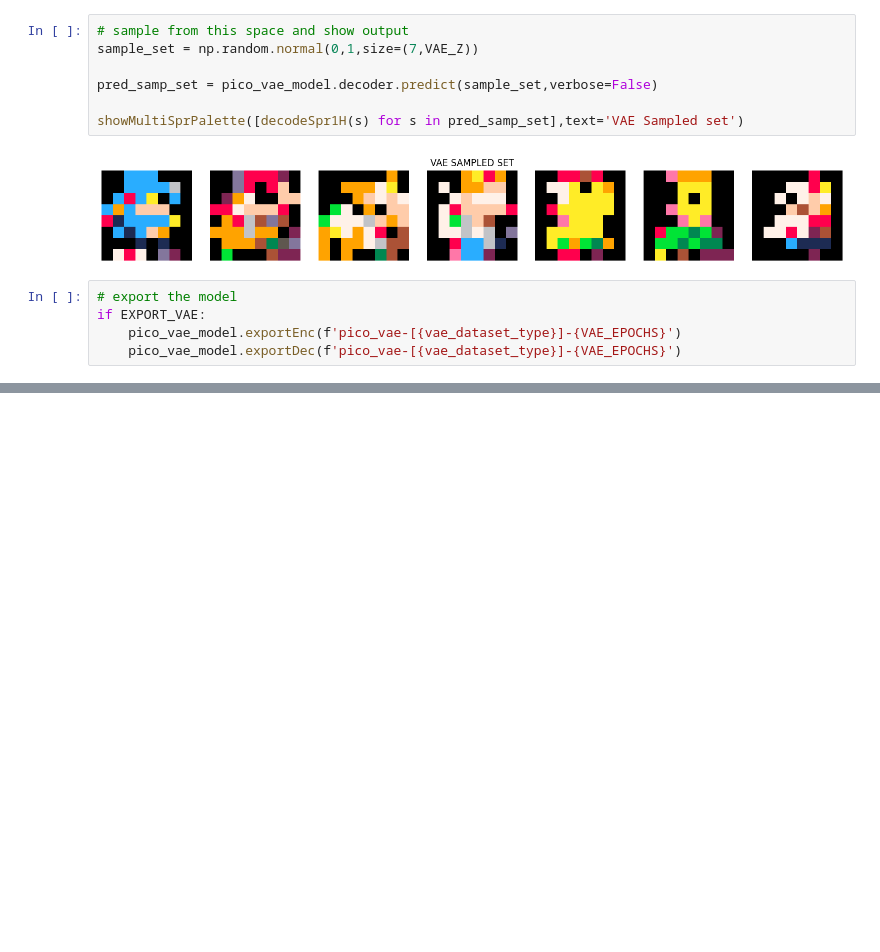
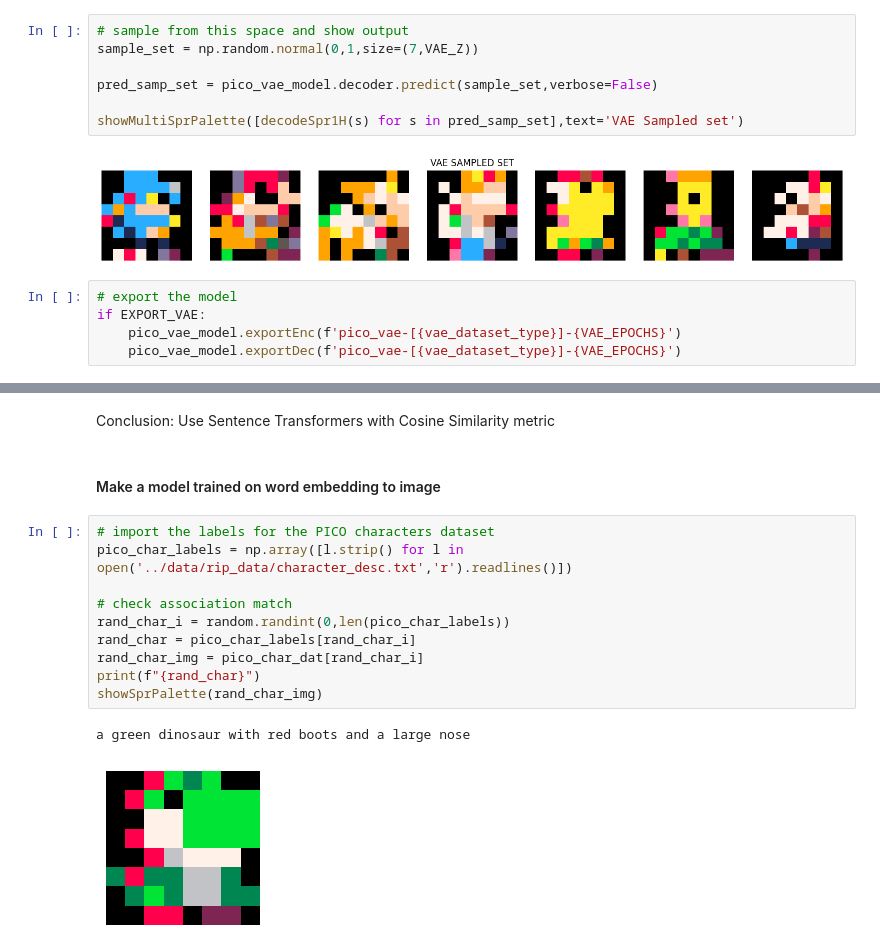
Before and after one commit to MasterMilkX/BMO_chatbot_prototype, a Jupyter notebook: Experimental_Notebooks/sprite_autoencoder.ipynb, the cells around one changed output, grey strips where cells are left out. Cells and saved outputs as stored; diff of their text form; blank space fills up the shorter version.

Commit message:
five dollar image generation

```diff
--- a/Experimental_Notebooks/sprite_autoencoder.ipynb
+++ b/Experimental_Notebooks/sprite_autoencoder.ipynb
@@ -614,0 +667,17 @@ if EXPORT_VAE:
+# %% [markdown]
+Conclusion: Use Sentence Transformers with Cosine Similarity metric
+# %% [markdown]
+#### Make a model trained on word embedding to image
+# %%
+# import the labels for the PICO characters dataset
+pico_char_labels = np.array([l.strip() for l in open('../data/rip_data/character_desc.txt','r').readlines()])
+
+# check association match
+rand_char_i = random.randint(0,len(pico_char_labels))
+rand_char = pico_char_labels[rand_char_i]
+rand_char_img = pico_char_dat[rand_char_i]
+print(f"{rand_char}")
+showSprPalette(rand_char_img)
+# %% [output]
+a green dinosaur with red boots and a large nose
+[figure, added]
```
Also changed, not shown: parts of 39 cells of this notebook, 5 other files.
